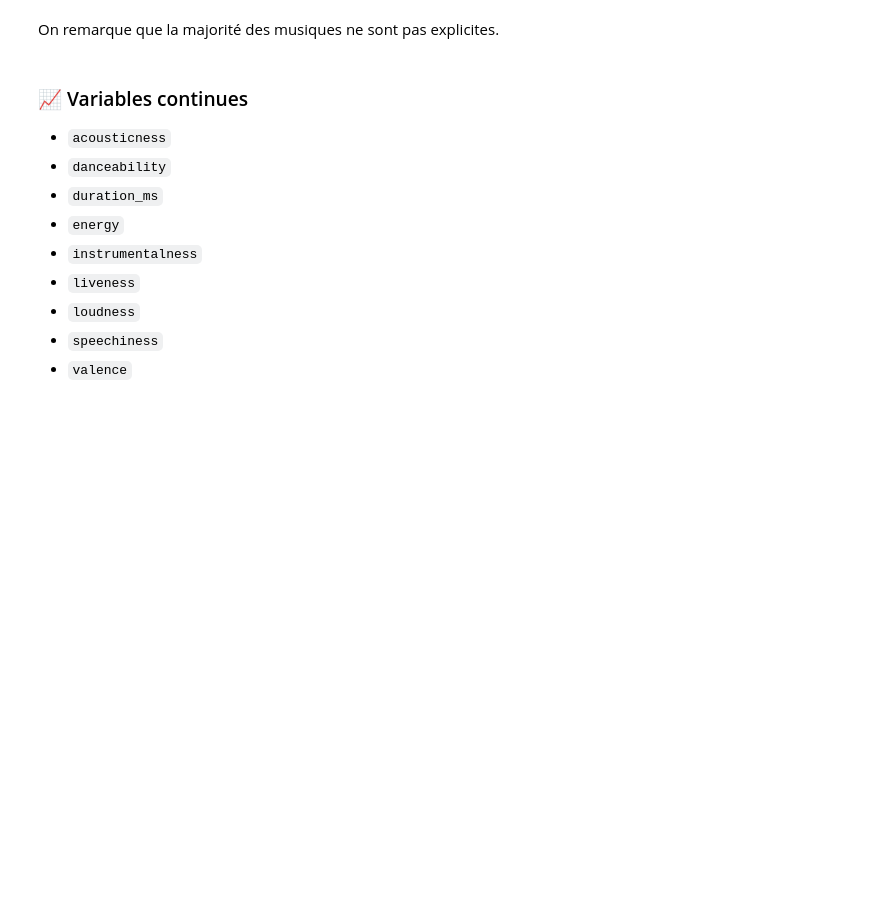
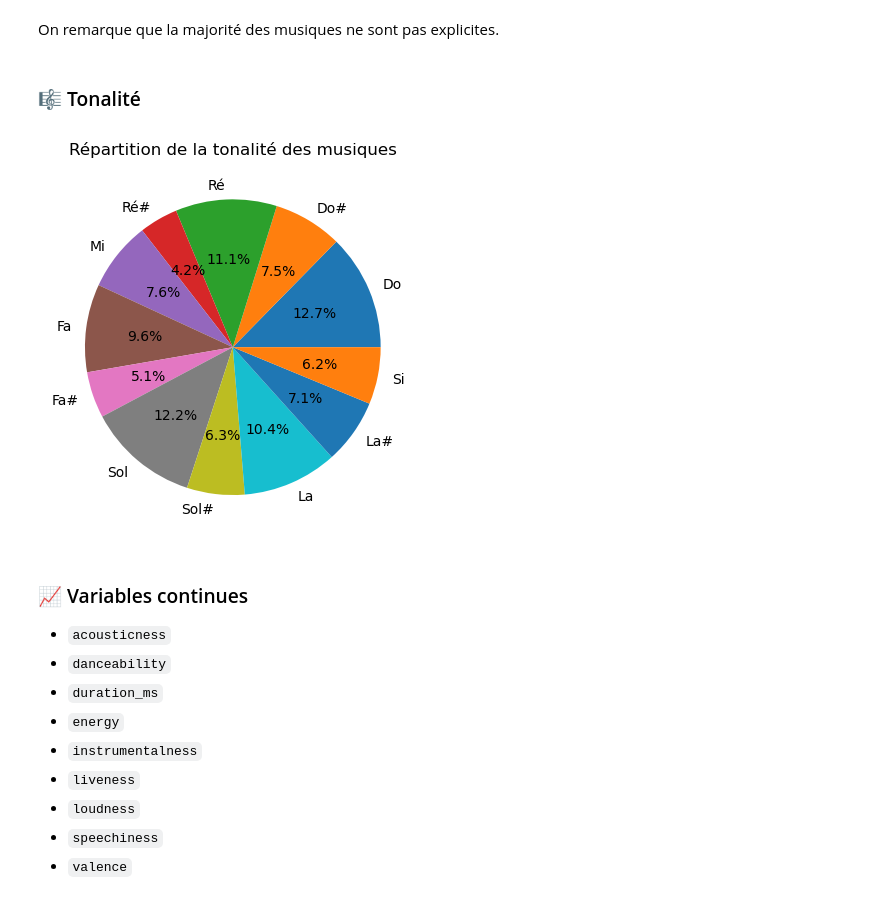
Before and after one commit to AlixANNERAUD/Music_danceability_prediction, a Jupyter notebook: Projet.ipynb, the cells around one changed output. Drawn from its saved outputs; the diff is of its cells as text; code cells hidden in the pictures; blank space fills up the shorter version.

```diff
--- a/Projet.ipynb
+++ b/Projet.ipynb
@@ -154,6 +166,17 @@ plt.show()
 [figure]
 # %% [markdown]
 On remarque que la majorité des musiques ne sont pas explicites.
+# %% [markdown]
+### 🎼 Tonalité
+# %%
+Key_Unique, Key_Count = np.unique(Data[key], return_counts=True)
+
+plt.pie(Key_Count, labels=["Do", "Do#", "Ré", "Ré#", "Mi", "Fa", "Fa#", "Sol", "Sol#", "La", "La#", "Si"], autopct='%1.1f%%')
+plt.title("Répartition de la tonalité des musiques")
+plt.savefig("./Images/Répartition de la tonalité des musiques.svg")
+plt.show()
+# %% [output]
+[figure, added]
 # %% [markdown]
 ### 📈 Variables continues
 
```
Also changed, not shown: parts of 7 cells of this notebook, 7 other files.
